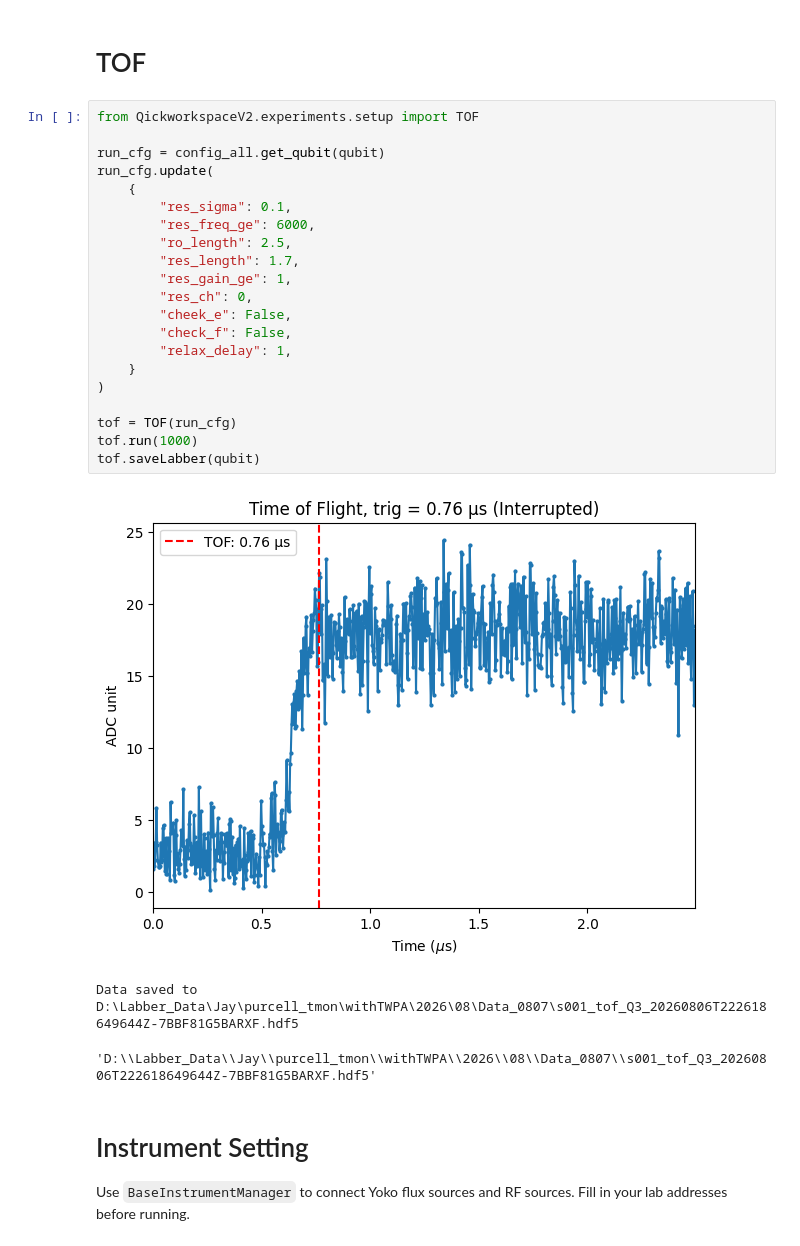
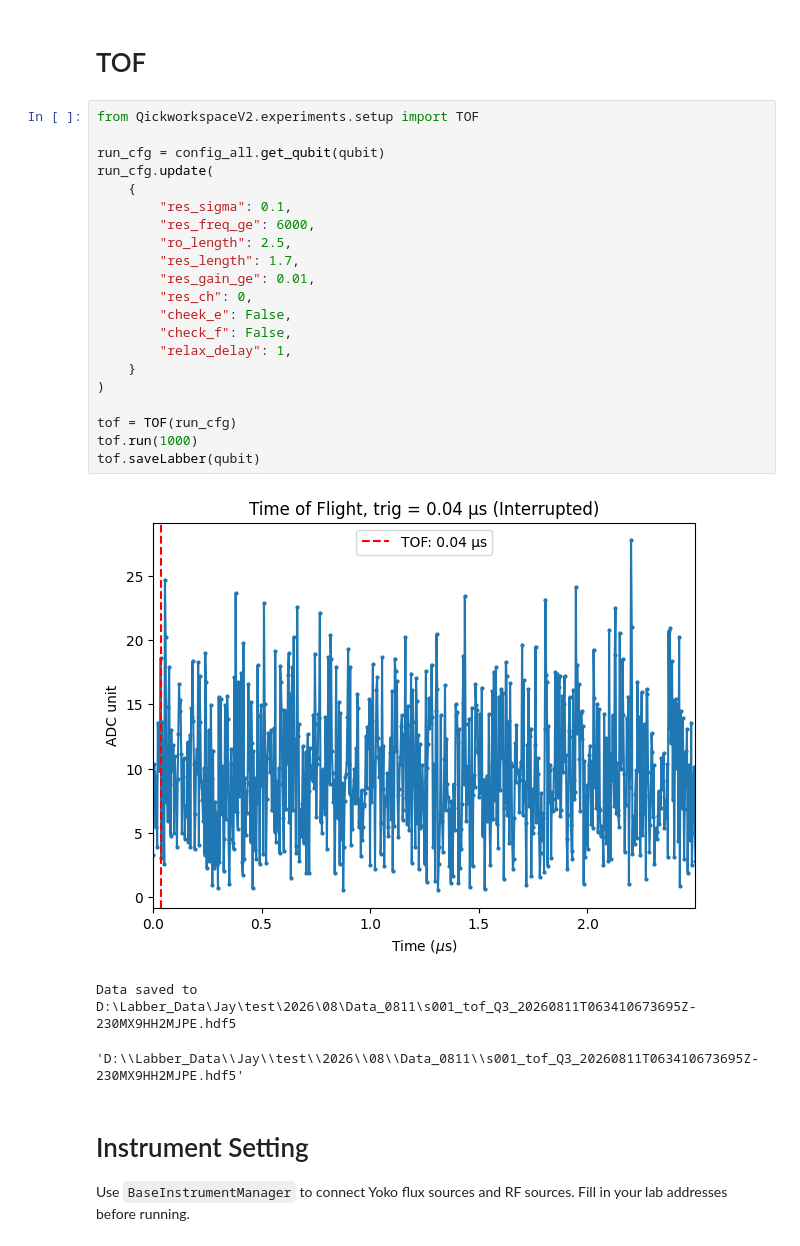
Before and after one commit to JayChien04717/QickworksaceV2_proj, a Jupyter notebook: QickworkspaceV2.ipynb, the cells around one changed output. Cells and saved outputs as stored; diff of their text form.

```diff
--- a/QickworkspaceV2.ipynb
+++ b/QickworkspaceV2.ipynb
@@ -56,28 +56,28 @@ run_cfg = config_all.get_qubit(qubit)
 # %%
 from QickworkspaceV2.experiments.setup import TOF
 
 run_cfg = config_all.get_qubit(qubit)
 run_cfg.update(
     {
         "res_sigma": 0.1,
         "res_freq_ge": 6000,
         "ro_length": 2.5,
         "res_length": 1.7,
-        "res_gain_ge": 1,
+        "res_gain_ge": 0.01,
         "res_ch": 0,
         "cheek_e": False,
         "check_f": False,
         "relax_delay": 1,
     }
 )
 
 tof = TOF(run_cfg)
 tof.run(1000)
 tof.saveLabber(qubit)
 # %% [output]
-[figure, old version]
+[figure, new version]
-Data saved to D:\Labber_Data\Jay\purcell_tmon\withTWPA\2026\08\Data_0807\s001_tof_Q3_20260806T222618649644Z-7BBF81G5BARXF.hdf5
+Data saved to D:\Labber_Data\Jay\test\2026\08\Data_0811\s001_tof_Q3_20260811T063410673695Z-230MX9HH2MJPE.hdf5
-'D:\\Labber_Data\\Jay\\purcell_tmon\\withTWPA\\2026\\08\\Data_0807\\s001_tof_Q3_20260806T222618649644Z-7BBF81G5BARXF.hdf5'
+'D:\\Labber_Data\\Jay\\test\\2026\\08\\Data_0811\\s001_tof_Q3_20260811T063410673695Z-230MX9HH2MJPE.hdf5'
 # %% [markdown]
 # Instrument Setting
 
```
Also changed, not shown: parts of 5 cells of this notebook, 50 other files.
